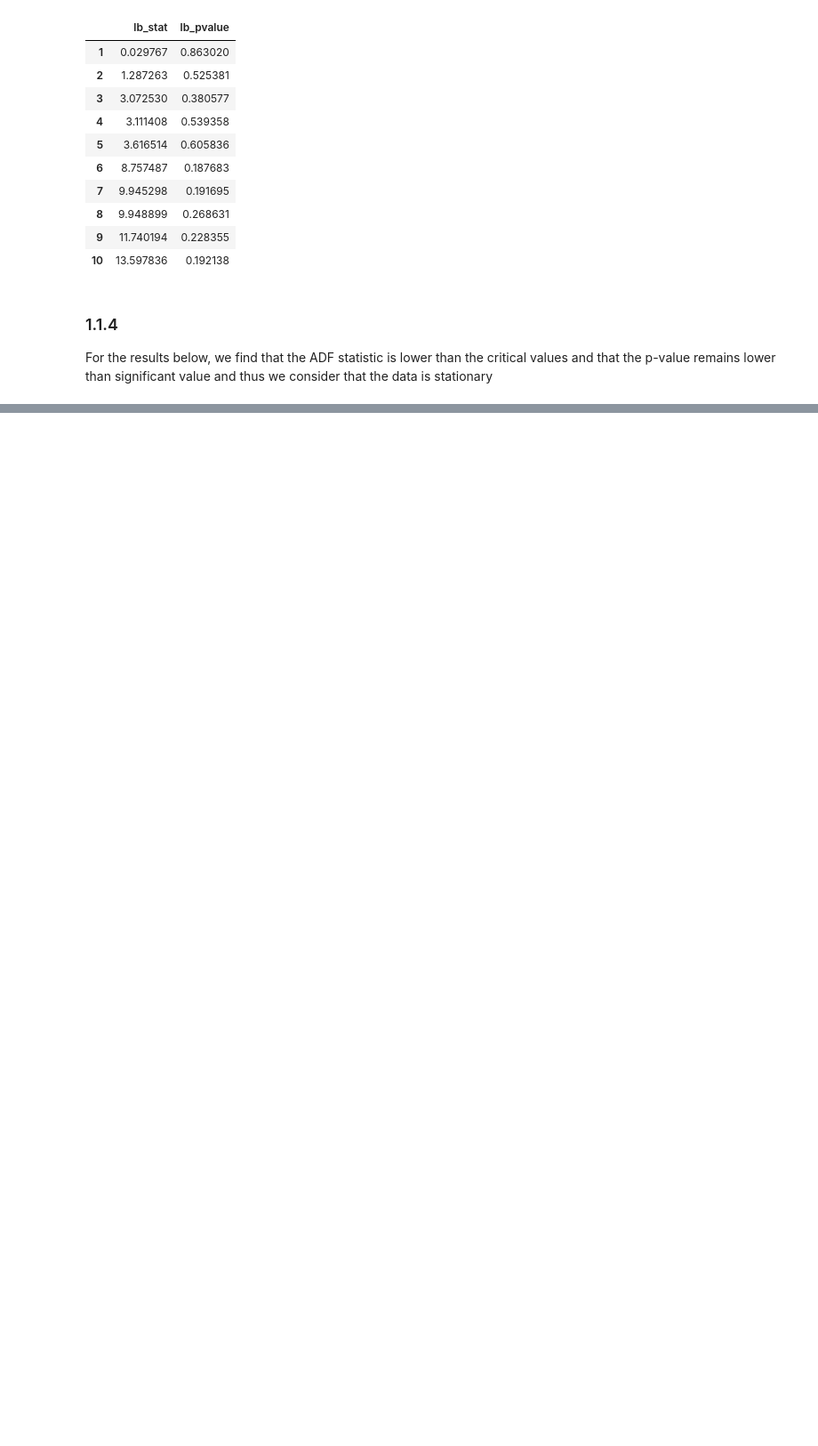
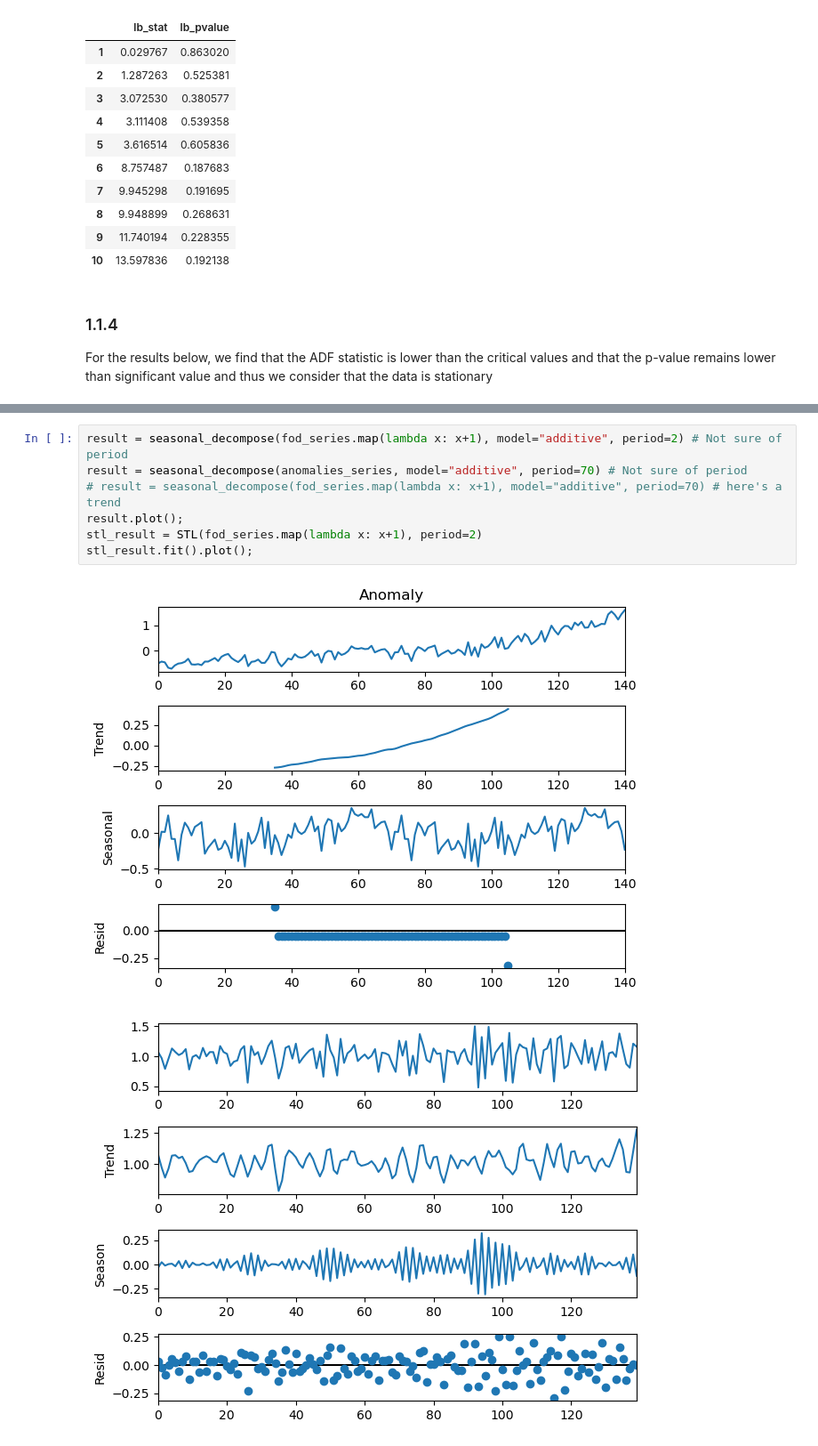
Before and after one commit to JoshSadiq/IL2233, a Jupyter notebook: 1-lab/1-lab.ipynb, the cells around one changed output, grey strips where cells are left out. Shown at 89% size. Saved outputs shown, nothing was run; the diff lists cells and outputs as text; blank space fills up the shorter version.

```diff
--- a/1-lab/1-lab.ipynb
+++ b/1-lab/1-lab.ipynb
@@ -101,0 +247,10 @@ Critial Values:
+# %%
+result = seasonal_decompose(fod_series.map(lambda x: x+1), model="additive", period=2) # Not sure of period
+result = seasonal_decompose(anomalies_series, model="additive", period=70) # Not sure of period
+# result = seasonal_decompose(fod_series.map(lambda x: x+1), model="additive", period=70) # here's a trend
+result.plot();
+stl_result = STL(fod_series.map(lambda x: x+1), period=2)
+stl_result.fit().plot();
+# %% [output]
+[figure, added]
+[figure, added]
```
Also changed, not shown: parts of 31 cells of this notebook.
